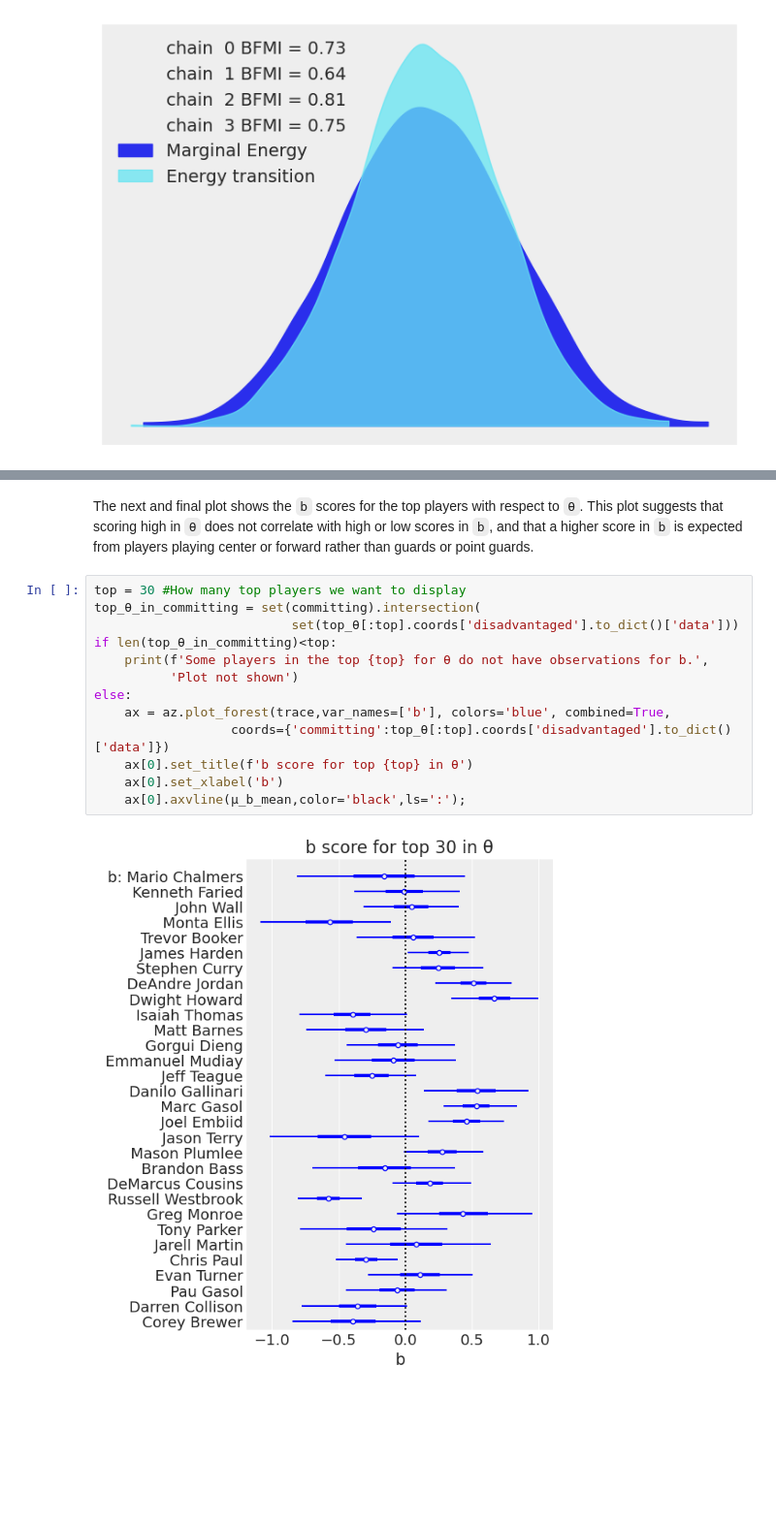
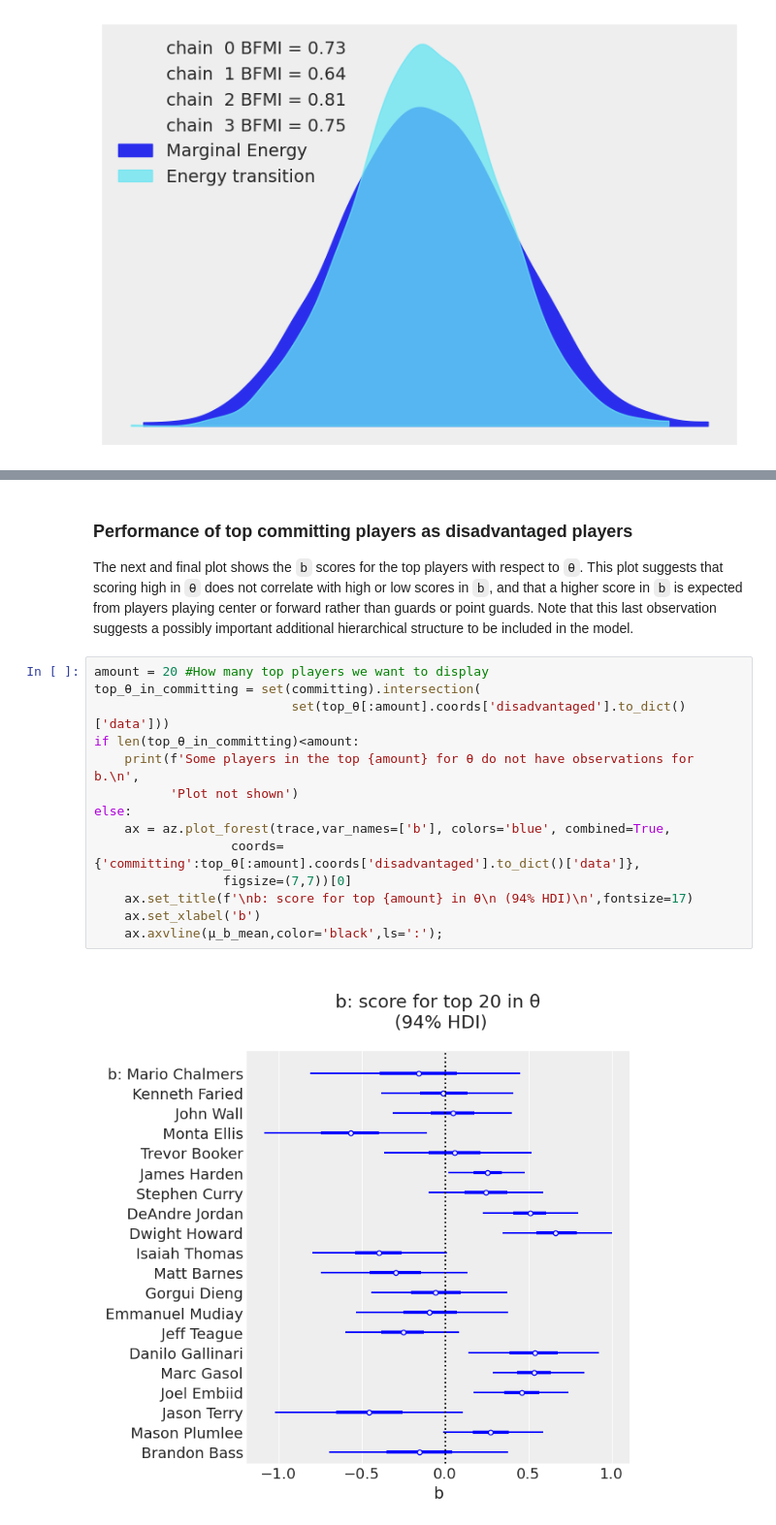
Before and after one commit to ltoniazzi/Item-Response-NBA, a Jupyter notebook: Item-Response-NBA.ipynb, the cells around one changed output, grey strips where cells are left out. Shown: that part at 97% size. Saved outputs shown, nothing was run; the diff lists cells and outputs as text; blank space fills up the shorter version.

Commit message:
Add plots about effect of partial pooling

```diff
--- a/Item-Response-NBA.ipynb
+++ b/Item-Response-NBA.ipynb
@@ -248,21 +314,23 @@ ax[0].axvline(μ_b_mean,color='black',ls=':');
 # %% [markdown]
+### Performance of top committing players as disadvantaged players
 
-The next and final plot shows the `b` scores for the top players with respect to `θ`. This plot suggests that scoring high in `θ` does not correlate with high or low scores in `b`, and that a higher score in `b` is expected from players playing center or forward rather than guards or point guards.
+The next and final plot shows the `b` scores for the top players with respect to `θ`. This plot suggests that scoring high in `θ` does not correlate with high or low scores in `b`, and that a higher score in `b` is expected from players playing center or forward rather than guards or point guards. Note that this last observation suggests a possibly important additional hierarchical structure to be included in the model.
 # %%
-top = 30 #How many top players we want to display
+amount = 20 #How many top players we want to display
 top_θ_in_committing = set(committing).intersection(
-                          set(top_θ[:top].coords['disadvantaged'].to_dict()['data']))
-if len(top_θ_in_committing)<top:
-    print(f'Some players in the top {top} for θ do not have observations for b.',
+                          set(top_θ[:amount].coords['disadvantaged'].to_dict()['data']))
+if len(top_θ_in_committing)<amount:
+    print(f'Some players in the top {amount} for θ do not have observations for b.\n',
           'Plot not shown')
 else:
     ax = az.plot_forest(trace,var_names=['b'], colors='blue', combined=True,
-                  coords={'committing':top_θ[:top].coords['disadvantaged'].to_dict()['data']})
-    ax[0].set_title(f'b score for top {top} in θ')
-    ax[0].set_xlabel('b')
-    ax[0].axvline(μ_b_mean,color='black',ls=':');
+                  coords={'committing':top_θ[:amount].coords['disadvantaged'].to_dict()['data']},
+                 figsize=(7,7))[0]
+    ax.set_title(f'\nb: score for top {amount} in θ\n (94% HDI)\n',fontsize=17)
+    ax.set_xlabel('b')
+    ax.axvline(μ_b_mean,color='black',ls=':');
 # %% [output]
-[figure, old version]
+[figure, new version]
 # %%
 %load_ext watermark
 %watermark -n -u -v -iv -w -p xarray
```
Also changed, not shown: parts of 10 cells of this notebook.
